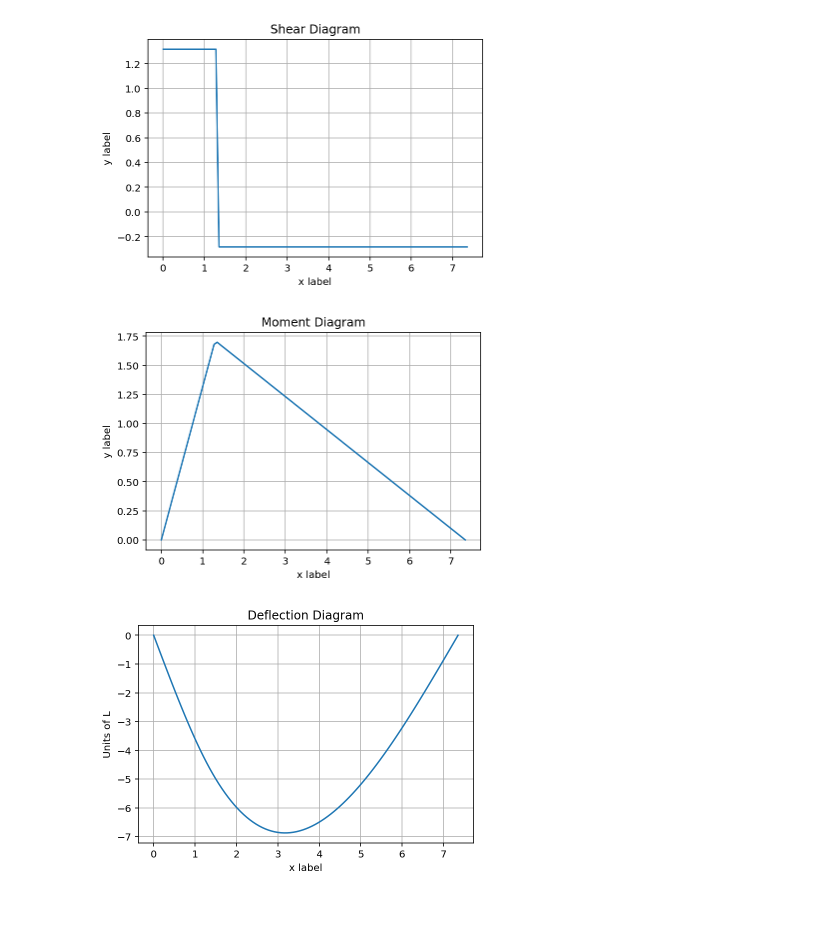
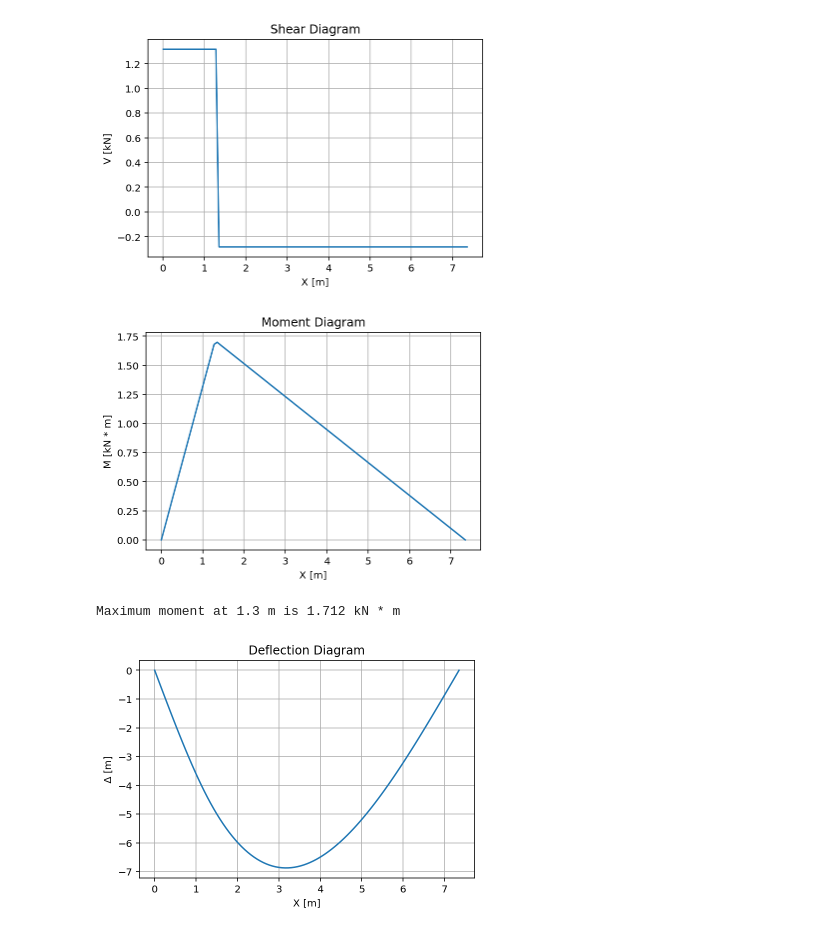
Before and after one commit to Ewdy/Structural-Design, a Jupyter notebook: Beam_Formulas/Beam_1.1.ipynb, the cells around one changed output. Cells and saved outputs as stored; diff of their text form; code cells hidden in the pictures.

Commit message:
add units to plot labels

```diff
--- a/Beam_Formulas/Beam_1.1.ipynb
+++ b/Beam_Formulas/Beam_1.1.ipynb
@@ -42,7 +42,13 @@ b = L - a
 R_1 = (P*b)/L # reaction at left support
 R_2 = (P*a)/L # reaction at right support
 # Derive max moment
-M_max = (P*a*b)/L
+M_max_value = str(round((P*a*b)/L,3))
+M_max_location = a
+# Derive max deflection
+D_max_value = (P*a*b*(a+2*b)*(3*a*(a+2*b))**0.5)/(27*EI*L)
+D_max_value = str(round(D_max_value, 3))
+D_max_location = ((a*(a+2*b))/3)**0.5 # ONLY when a > b
+D_max_location = str(round(D_max_location, 3))
 # %%
 def shear_x(x, P, a, L):
     """
@@ -54,7 +60,7 @@ def shear_x(x, P, a, L):
     a = distance from left end of beam to point of load
     L = length of span of beam
 
-    The function does not take or allign units. Units of x, a and L must be identical.
+    The function does not allign units. Units of x, a and L must be identical.
 
     Returns value of shear at x in units_of_P
 
@@ -79,7 +85,7 @@ def moment_x(x, P, a, L):
     a = distance from left end of beam to point of load
     L = length of span of beam
 
-    The function does not take or allign units. Units of x, a and L must be identical.
+    The function does not allign units. Units of x, a and L must be identical.
 
     Returns value of moment at x in units_of_P * units_of_x
     """
@@ -108,7 +114,7 @@ def deflection_x(x, P, a, L, EI=1):
     of EI. That is, to determine deflection for a given EI, divide deflection here by
     actual value of EI.
 
-    The function does not take or allign units. Units of x, a and L must be identical.
+    The function does not allign units. Units of x, a and L must be identical.
 
     Returns value of deflection at x in units_of_L
     """
@@ -139,34 +145,37 @@ plt.ion()
 # %matplotlib inline
 ax = plt.plot(beam[0, : ], beam[1, : ])
 plt.grid(b=True, which='both', axis='both')
-plt.xlabel('x label')
-plt.ylabel('y label')
+plt.xlabel(str('X [' + str(L.units) + ']'))
+plt.ylabel(str('V [' + str(P.units) + ']'))
 plt.title('Shear Diagram')
 # plt.legend()
 # cursor = Cursor(ax, useblit=True, color='red', linewidth=2)
 plt.show()
 # %% [output]
-[figure, old version]
+[figure, new version]
 # %%
 # from matplotlib.widgets import Cursor
 bx = plt.plot(beam[0, : ], beam[2, : ])
 plt.grid(b=True, which='both', axis='both')
-plt.xlabel('x label')
-plt.ylabel('y label')
+plt.xlabel(str('X [' + str(L.units) + ']'))
+plt.ylabel(str('M [' + str(P.units * L.units) + ']'))
 plt.title('Moment Diagram')
 # plt.legend()
 # cursor = Cursor(ax, useblit=True, color='red', linewidth=2)
 plt.show()
+print('Maximum moment at {} is {}'.format(M_max_location, M_max_value))
 # %% [output]
-[figure, old version]
+[figure, new version]
+Maximum moment at 1.3 m is 1.712 kN * m
 # %%
 # plot deflection diagram
 cx = plt.plot(beam[0, : ], beam[3, : ])
 plt.grid(b=True, which='both', axis='both')
-plt.xlabel('x label')
-plt.ylabel('Units of L')
+plt.xlabel(str('X [' + str(L.units) + ']'))
+plt.ylabel('$\Delta$'+ ' [' + str(L.units) + ']')
 plt.title('Deflection Diagram')
 # plt.legend()
 plt.show()
+# print('Maximum deflection at {} is {}'.format(D_max_location, D_max_value))
 # %% [output]
-[figure, old version]
+[figure, new version]
```
Also changed, not shown: 1 other file.
